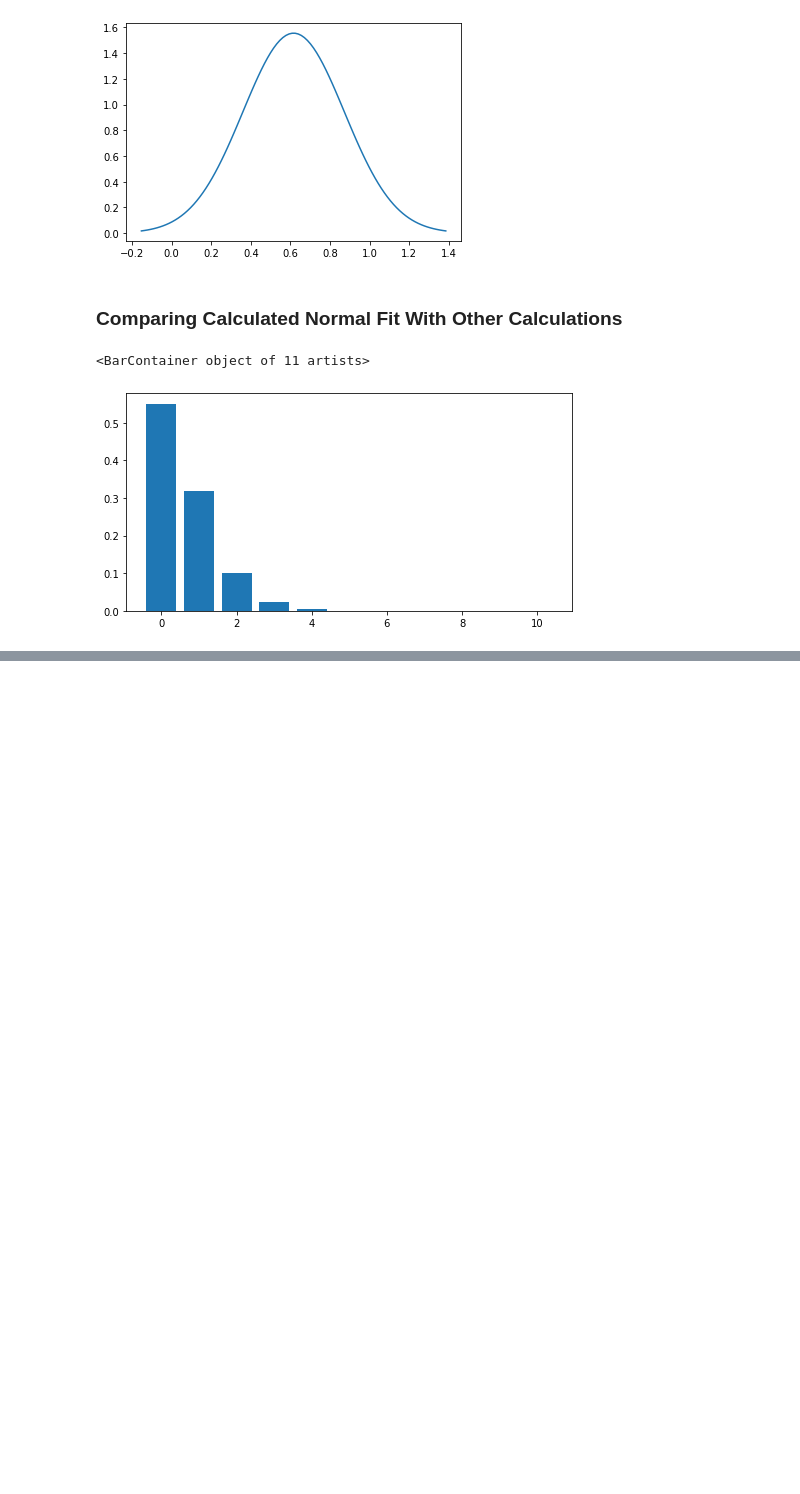
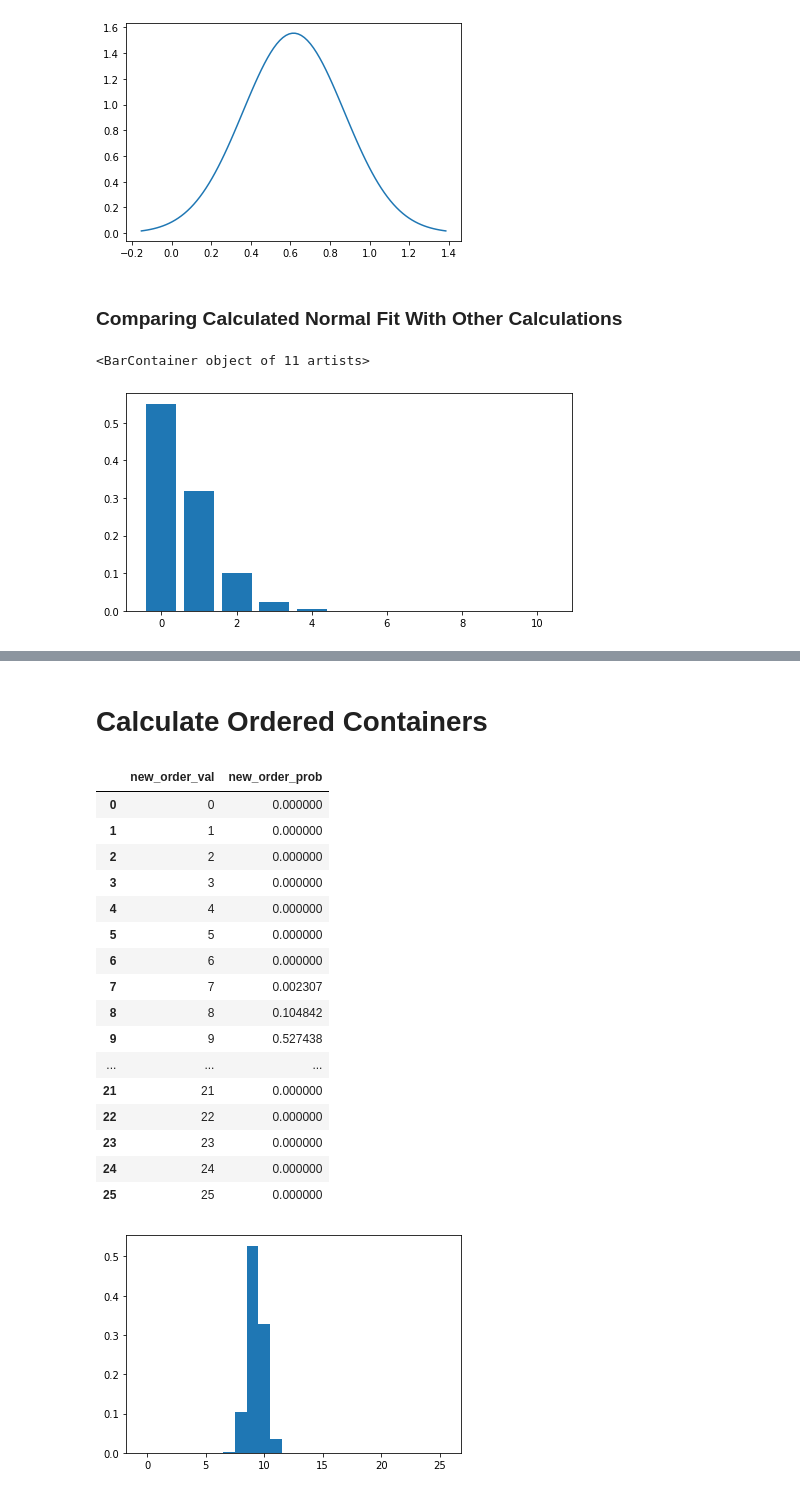
Before and after one commit to pacslab/conc-value-perf-modelling, a Jupyter notebook: model/01-calculate-params.ipynb, the cells around one changed output, grey strips where cells are left out. Drawn from its saved outputs; the diff is of its cells as text; code cells hidden in the pictures; blank space fills up the shorter version.

```diff
--- a/model/01-calculate-params.ipynb
+++ b/model/01-calculate-params.ipynb
@@ -148,0 +157,62 @@ Calculation took 0.0030078887939453125 seconds
+# %% [markdown]
+# Calculate Ordered Containers
+# %%
+def get_min_max_new_order(config):
+    ready_count = config['instance_count']
+    min_new_order = int(np.ceil(ready_count / config['max_scale_down_rate']))
+    max_new_order = int(np.floor(ready_count * config['max_scale_up_rate']))
+    # we can add at least 1 container
+    max_new_order = max(max_new_order, ready_count + 1)
+    max_new_order = min(max_new_order, config['max_container_count'])
+    # no scale down in panic mode
+    # if status == 'p':
+    #     min_new_order = ready_count
+
+    return min_new_order, max_new_order
+
+def get_new_order_dist(req_count_averaged_vals, req_count_averaged_probs, config):
+    min_new_order, max_new_order = get_min_max_new_order(config)
+    dist_ordered_inst = {i: 0 for i in range(config['max_container_count']+1)}
+    for val, prob in zip(req_count_averaged_vals, req_count_averaged_probs):
+        inst_count = int(np.ceil(val / config['target_conc'] * config['instance_count']))
+        # if less than lower threshold, sum up at threshold
+        if inst_count < min_new_order:
+            dist_ordered_inst[min_new_order] += prob
+        # if more than upper threshold, sum up at threshold
+        elif inst_count > max_new_order:
+            dist_ordered_inst[max_new_order] += prob
+        # if between thresholds, regular addition would be fine
+        else:
+            dist_ordered_inst[inst_count] += prob
+
+    return np.array(list(dist_ordered_inst.keys())), np.array(list(dist_ordered_inst.values()))
+
+new_order_val, new_order_prob = get_new_order_dist(req_count_averaged_vals, req_count_averaged_probs, single_container_config)
+
+# plot the result
+plt.bar(new_order_val, new_order_prob, width=1)
+
+# show results as pandas dataframe
+display(pd.DataFrame(data = {
+    'new_order_val': new_order_val,
+    'new_order_prob': new_order_prob,
+}))
+# %% [output]
+|  | new_order_val | new_order_prob |
+| 0 | 0 | 0.000000 |
+| 1 | 1 | 0.000000 |
+| 2 | 2 | 0.000000 |
+| 3 | 3 | 0.000000 |
+| 4 | 4 | 0.000000 |
+| 5 | 5 | 0.000000 |
+| 6 | 6 | 0.000000 |
+| 7 | 7 | 0.002307 |
+| 8 | 8 | 0.104842 |
+| 9 | 9 | 0.527438 |
+| ... | ... | ... |
+| 21 | 21 | 0.000000 |
+| 22 | 22 | 0.000000 |
+| 23 | 23 | 0.000000 |
+| 24 | 24 | 0.000000 |
+| 25 | 25 | 0.000000 |
+[figure, added]
```
Also changed, not shown: parts of 2 cells of this notebook.
